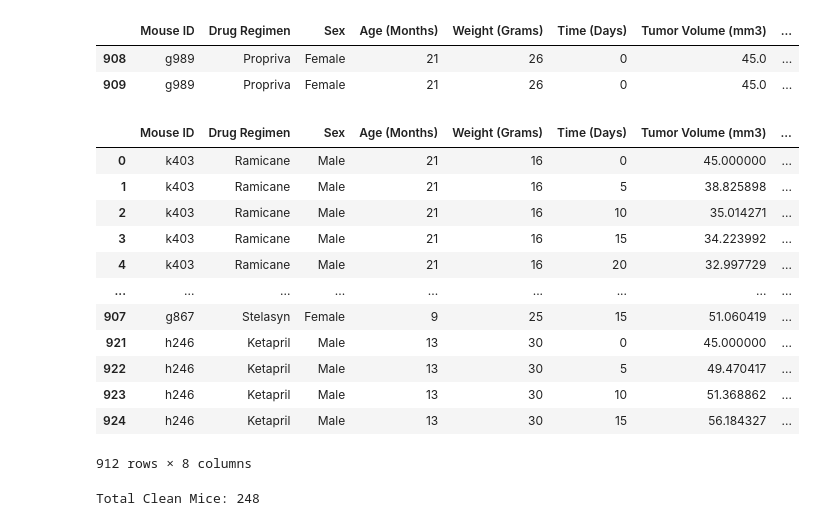
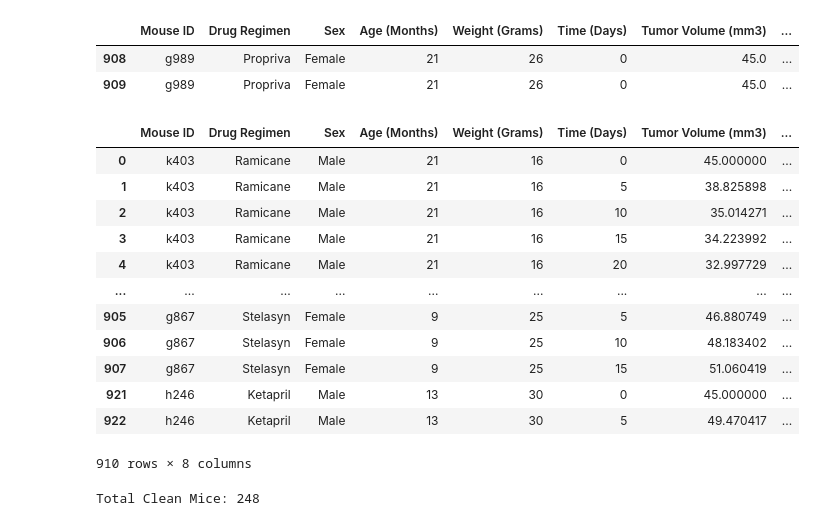
Before and after one commit to Chadwick-N/MatPlotLib-Challenge, a Jupyter notebook: Pymaceuticals/pymaceuticals_starter.ipynb, the cells around one changed output. Saved outputs shown, nothing was run; the diff lists cells and outputs as text; code cells hidden in the pictures.

```diff
--- a/Pymaceuticals/pymaceuticals_starter.ipynb
+++ b/Pymaceuticals/pymaceuticals_starter.ipynb
@@ -51,22 +51,22 @@ duplicate_mice
 # %%
 # Create a clean DataFrame by dropping the duplicate mouse by its ID.
 clean_mice_df = merge_df.drop(merge_df[merge_df['Mouse ID'] == 'g989'].index)
 
-clean_mice_df.head(912)
+clean_mice_df.head(910)
 # %% [output]
 |  | Mouse ID | Drug Regimen | Sex | Age (Months) | Weight (Grams) | Time (Days) | Tumor Volume (mm3) | ... |
 | 0 | k403 | Ramicane | Male | 21 | 16 | 0 | 45.000000 | ... |
 | 1 | k403 | Ramicane | Male | 21 | 16 | 5 | 38.825898 | ... |
 | 2 | k403 | Ramicane | Male | 21 | 16 | 10 | 35.014271 | ... |
 | 3 | k403 | Ramicane | Male | 21 | 16 | 15 | 34.223992 | ... |
 | 4 | k403 | Ramicane | Male | 21 | 16 | 20 | 32.997729 | ... |
 | ... | ... | ... | ... | ... | ... | ... | ... | ... |
+| 905 | g867 | Stelasyn | Female | 9 | 25 | 5 | 46.880749 | ... |
+| 906 | g867 | Stelasyn | Female | 9 | 25 | 10 | 48.183402 | ... |
 | 907 | g867 | Stelasyn | Female | 9 | 25 | 15 | 51.060419 | ... |
 | 921 | h246 | Ketapril | Male | 13 | 30 | 0 | 45.000000 | ... |
 | 922 | h246 | Ketapril | Male | 13 | 30 | 5 | 49.470417 | ... |
-| 923 | h246 | Ketapril | Male | 13 | 30 | 10 | 51.368862 | ... |
-| 924 | h246 | Ketapril | Male | 13 | 30 | 15 | 56.184327 | ... |
-912 rows × 8 columns
+910 rows × 8 columns
 # %%
 # Checking the number of mice in the clean DataFrame.
 clean_total_mice = clean_mice_df['Mouse ID'].nunique()
```
Also changed, not shown: parts of 1 cell of this notebook.
